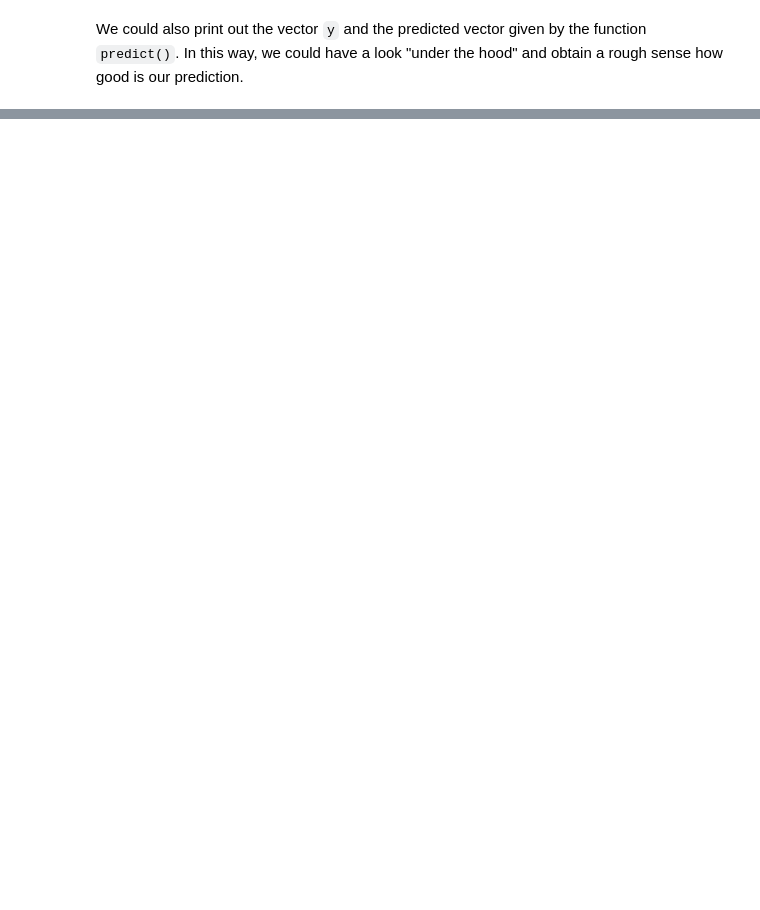
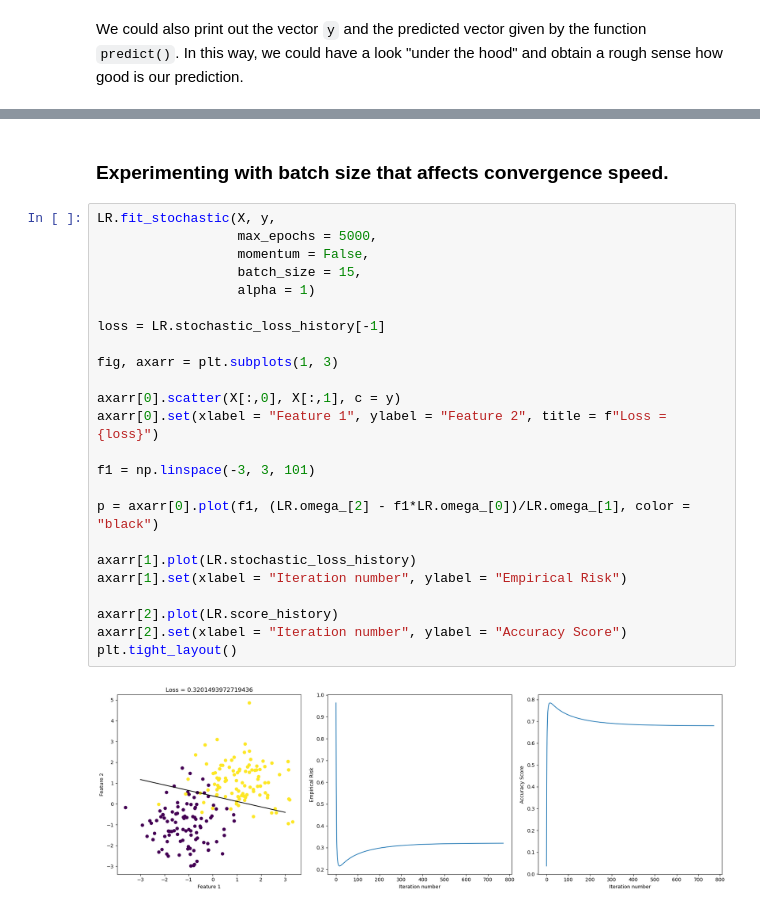
Before and after one commit to Xianzhiwang1/CS0451-page-site, a Jupyter notebook: posts/my-blog-post-02-gradient-descent/index.ipynb, the cells around one changed output, grey strips where cells are left out. Saved outputs shown, nothing was run; the diff lists cells and outputs as text; blank space fills up the shorter version.

```diff
--- a/posts/my-blog-post-02-gradient-descent/index.ipynb
+++ b/posts/my-blog-post-02-gradient-descent/index.ipynb
@@ -202,0 +290,28 @@ legend = plt.legend()
+# %% [markdown]
+### Experimenting with batch size that affects convergence speed.
+# %%
+LR.fit_stochastic(X, y,
+                  max_epochs = 5000,
+                  momentum = False,
+                  batch_size = 15,
+                  alpha = 1)
+
+loss = LR.stochastic_loss_history[-1]
+
+fig, axarr = plt.subplots(1, 3)
+
+axarr[0].scatter(X[:,0], X[:,1], c = y)
+axarr[0].set(xlabel = "Feature 1", ylabel = "Feature 2", title = f"Loss = {loss}")
+
+f1 = np.linspace(-3, 3, 101)
+
+p = axarr[0].plot(f1, (LR.omega_[2] - f1*LR.omega_[0])/LR.omega_[1], color = "black")
+
+axarr[1].plot(LR.stochastic_loss_history)
+axarr[1].set(xlabel = "Iteration number", ylabel = "Empirical Risk")
+
+axarr[2].plot(LR.score_history)
+axarr[2].set(xlabel = "Iteration number", ylabel = "Accuracy Score")
+plt.tight_layout()
+# %% [output]
+[figure, added]
```
Also changed, not shown: parts of 27 cells of this notebook.
